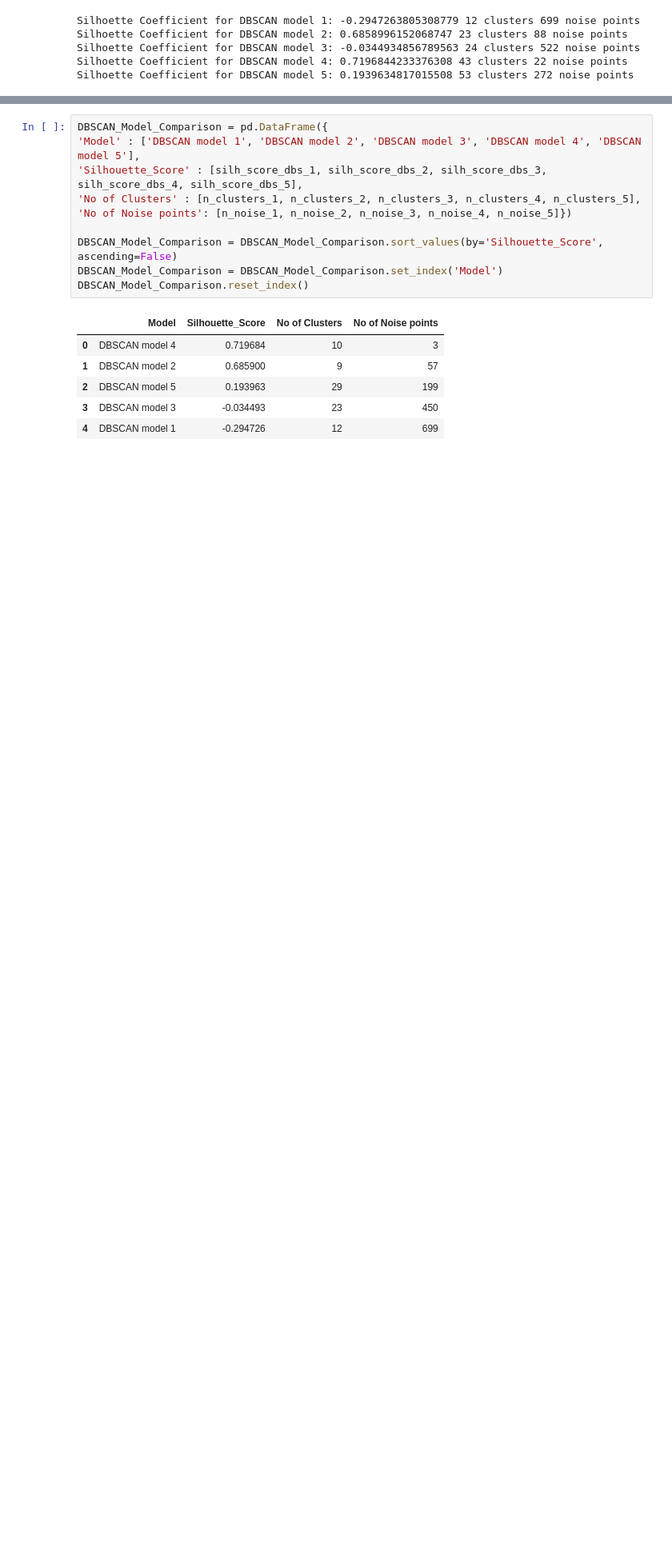
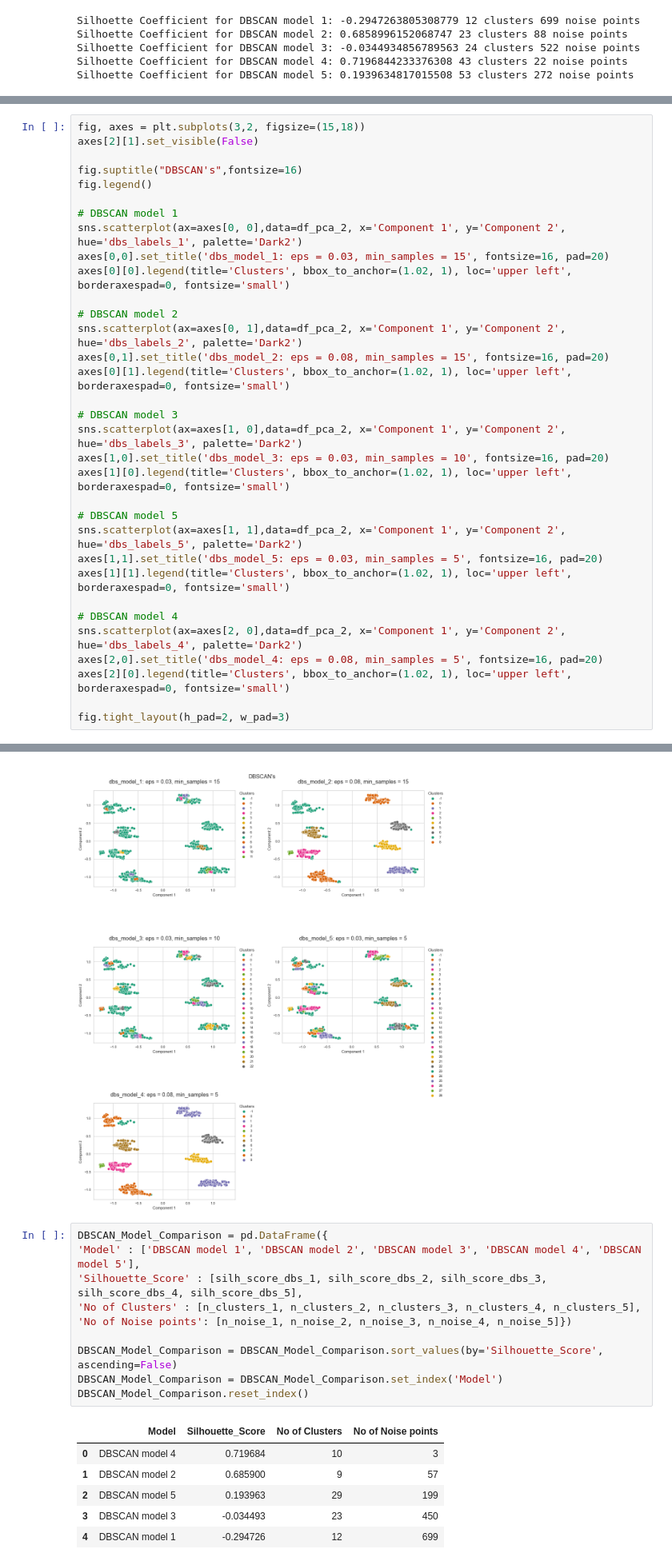
Before and after one commit to SylwiaKmiec/mice-protein-expression_clustering, a Jupyter notebook: p_5.ipynb, the cells around one changed output, grey strips where cells are left out. Shown at 80% size. Saved outputs shown, nothing was run; the diff lists cells and outputs as text; blank space fills up the shorter version.

```diff
--- a/p_5.ipynb
+++ b/p_5.ipynb
@@ -1208,0 +1158,34 @@ Silhoette Coefficient for DBSCAN model 5: 0.1939634817015508 53 clusters 272 noi
+# %%
+fig, axes = plt.subplots(3,2, figsize=(15,18))
+axes[2][1].set_visible(False)
+
+fig.suptitle("DBSCAN's",fontsize=16)
+fig.legend()
+
+# DBSCAN model 1
+sns.scatterplot(ax=axes[0, 0],data=df_pca_2, x='Component 1', y='Component 2', hue='dbs_labels_1', palette='Dark2')
+axes[0,0].set_title('dbs_model_1: eps = 0.03, min_samples = 15', fontsize=16, pad=20)
+axes[0][0].legend(title='Clusters', bbox_to_anchor=(1.02, 1), loc='upper left', borderaxespad=0, fontsize='small')
+
+# DBSCAN model 2
+sns.scatterplot(ax=axes[0, 1],data=df_pca_2, x='Component 1', y='Component 2', hue='dbs_labels_2', palette='Dark2')
+axes[0,1].set_title('dbs_model_2: eps = 0.08, min_samples = 15', fontsize=16, pad=20)
+axes[0][1].legend(title='Clusters', bbox_to_anchor=(1.02, 1), loc='upper left', borderaxespad=0, fontsize='small')
+
+# DBSCAN model 3
+sns.scatterplot(ax=axes[1, 0],data=df_pca_2, x='Component 1', y='Component 2', hue='dbs_labels_3', palette='Dark2')
+axes[1,0].set_title('dbs_model_3: eps = 0.03, min_samples = 10', fontsize=16, pad=20)
+axes[1][0].legend(title='Clusters', bbox_to_anchor=(1.02, 1), loc='upper left', borderaxespad=0, fontsize='small')
+
+# DBSCAN model 5
+sns.scatterplot(ax=axes[1, 1],data=df_pca_2, x='Component 1', y='Component 2', hue='dbs_labels_5', palette='Dark2')
+axes[1,1].set_title('dbs_model_5: eps = 0.03, min_samples = 5', fontsize=16, pad=20)
+axes[1][1].legend(title='Clusters', bbox_to_anchor=(1.02, 1), loc='upper left', borderaxespad=0, fontsize='small')
+
+# DBSCAN model 4
+sns.scatterplot(ax=axes[2, 0],data=df_pca_2, x='Component 1', y='Component 2', hue='dbs_labels_4', palette='Dark2')
+axes[2,0].set_title('dbs_model_4: eps = 0.08, min_samples = 5', fontsize=16, pad=20)
+axes[2][0].legend(title='Clusters', bbox_to_anchor=(1.02, 1), loc='upper left', borderaxespad=0, fontsize='small')
+
+fig.tight_layout(h_pad=2, w_pad=3)
+# %% [output]
@@ -1209,3 +1193,4 @@ Silhoette Coefficient for DBSCAN model 5: 0.1939634817015508 53 clusters 272 noi
+[figure, added]
 # %%
 DBSCAN_Model_Comparison = pd.DataFrame({
 'Model' : ['DBSCAN model 1', 'DBSCAN model 2', 'DBSCAN model 3', 'DBSCAN model 4', 'DBSCAN model 5'],
```
Also changed, not shown: parts of 38 cells of this notebook.
